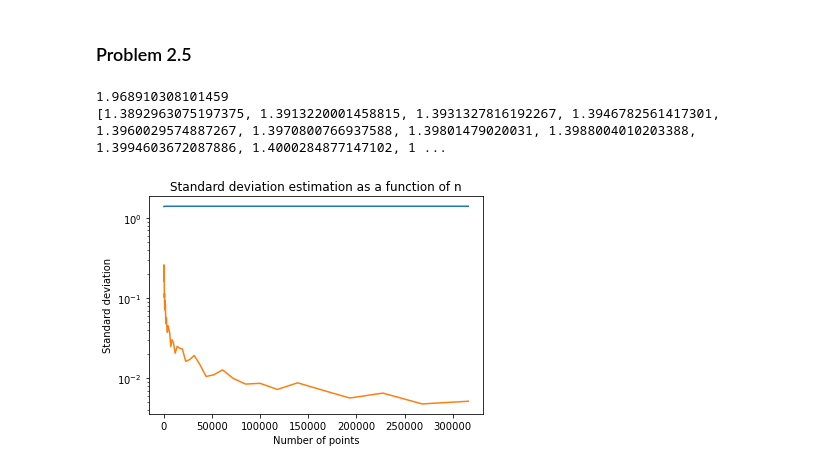
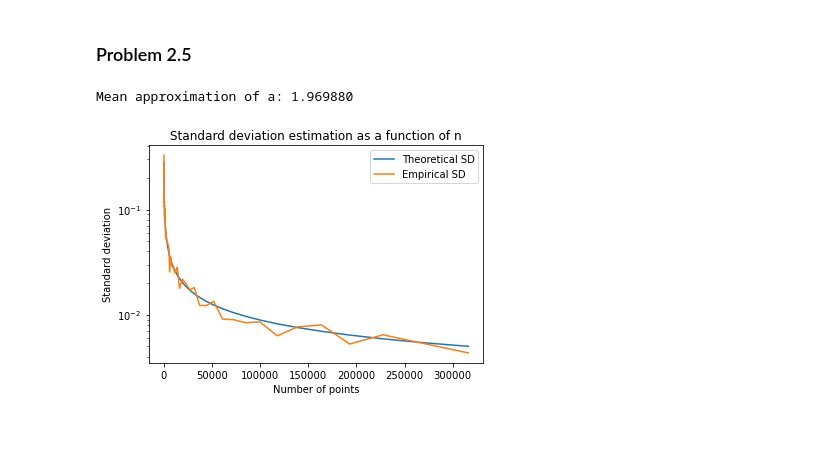
Before and after one commit to matteo8p/cs370, a Jupyter notebook: homework_0/homework00_caleb.ipynb, the cells around one changed output. Cells and saved outputs as stored; diff of their text form; code cells hidden in the pictures; blank space fills up the shorter version.

```diff
--- a/homework_0/homework00_caleb.ipynb
+++ b/homework_0/homework00_caleb.ipynb
@@ -233,29 +257,31 @@ plot_results(logspace, values[0], values[1])
 # %% [markdown]
 ### Problem 2.5
 # %%
-mean = calculate_summary(logspace, 30, 0, 3, 0, 2, -26)[0]
-sd = calculate_summary(logspace, 30, 0, 3, 0, 2, -26)[1]
 logspace = np.logspace(2, 5.5, 50, dtype=int)
 
-print(mean[-1])
+# collecting mean values for theoretical calculation
+mean = calculate_summary(logspace, 30, 0, 3, 0, 2, -26)[0]
 
+# collecting empirical standard deviation results
+sd = calculate_summary(logspace, 30, 0, 3, 0, 2, -26)[1]
+
+# calculating theoretical standard deviation
 sd_theo = []
 for n in logspace:
-    sd_theo.append(np.sqrt(n*(mean[-1]/n)*(1-(mean[-1]/n))))
-
-print(sd_theo)
+    sd_theo.append(np.sqrt(6*(mean[-1]/n)*(1-(mean[-1]/6))))
 
 def plot_log(x, y_theoretical, y_empirical):
     plt.figure()
-    plt.semilogy(x, y_theoretical)
-    plt.semilogy(x, y_empirical)
+    plt.semilogy(x, y_theoretical, label = "Theoretical SD")
+    plt.semilogy(x, y_empirical, label = "Empirical SD")
     plt.xlabel("Number of points")
     plt.ylabel("Standard deviation")
     plt.title("Standard deviation estimation as a function of n")
-    # plot legend
+    plt.legend()
 
+# plotting curves and printing approximate value of a
 plot_log(logspace, sd_theo, sd)
+print("Mean approximation of a: %f" % mean[-1])
 # %% [output]
-1.968910308101459
-[1.3892963075197375, 1.3913220001458815, 1.3931327816192267, 1.3946782561417301, 1.3960029574887267, 1.3970800766937588, 1.39801479020031, 1.3988004010203388, 1.3994603672087886, 1.4000284877147102, 1 ...
+Mean approximation of a: 1.969880
-[figure, old version]
+[figure, new version]
```
Also changed, not shown: parts of 4 cells of this notebook.
